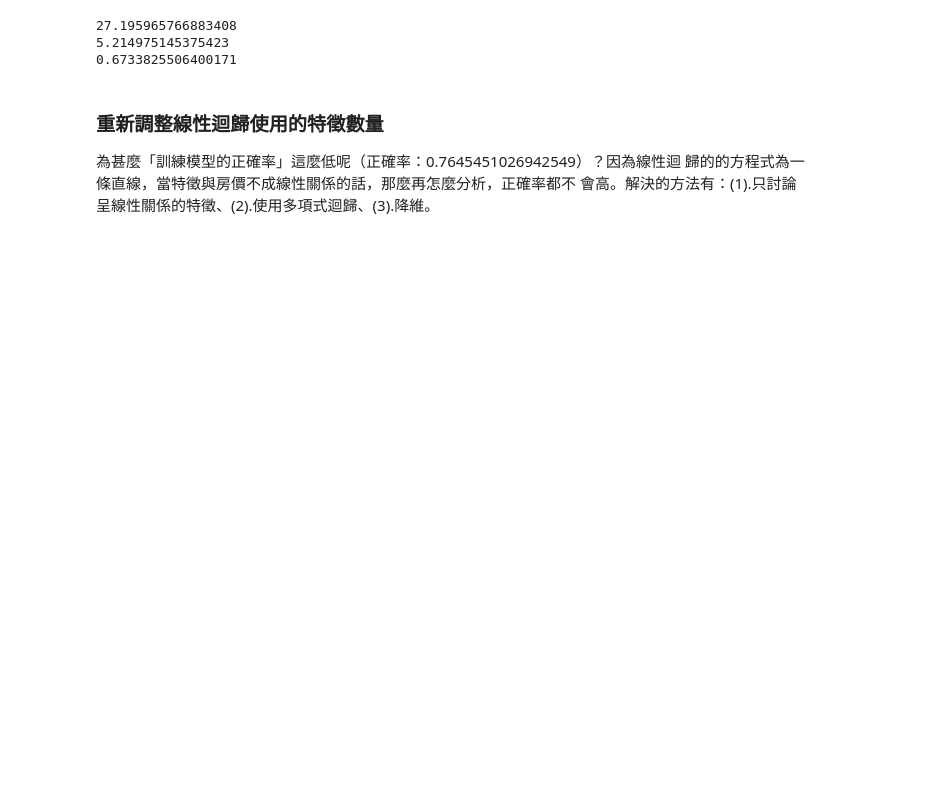
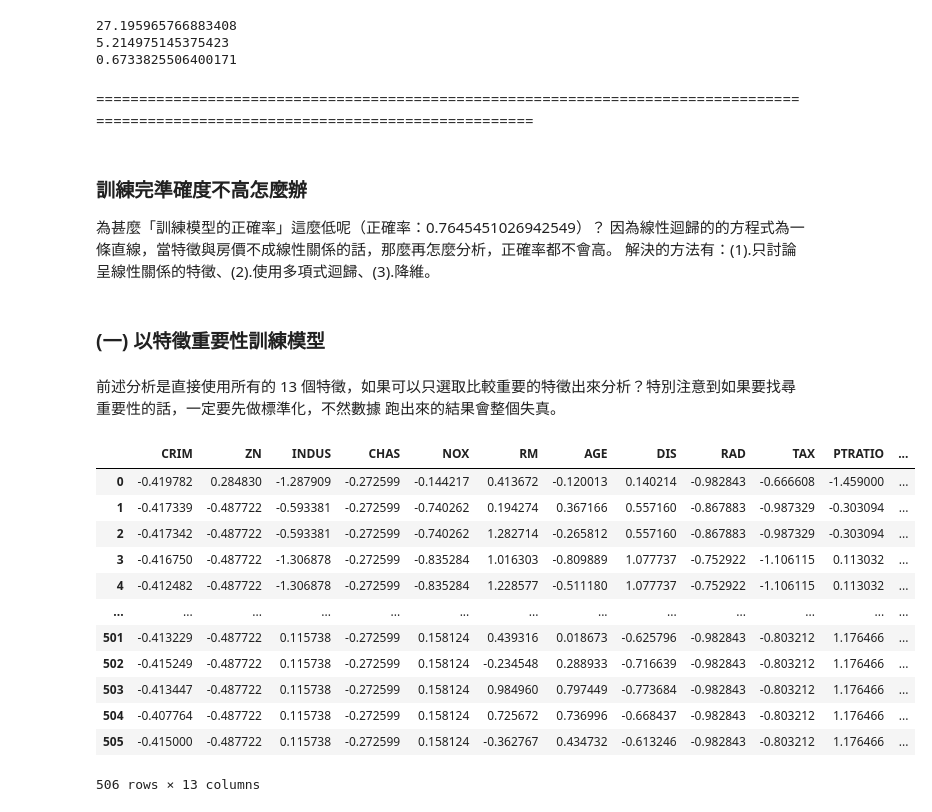
Before and after one commit to Lw-CodeStorage/Learning, a Jupyter notebook: AI/回歸/房價預測.ipynb, the cells around one changed output. Saved outputs shown, nothing was run; the diff lists cells and outputs as text; code cells hidden in the pictures; blank space fills up the shorter version.

```diff
--- a/AI/回歸/房價預測.ipynb
+++ b/AI/回歸/房價預測.ipynb
@@ -239,10 +238,14 @@ print(r2)
 27.195965766883408
 5.214975145375423
 0.6733825506400171
+# %% [markdown]
+=====================================================================================================================================
 # %% [markdown]
-### 重新調整線性迴歸使用的特徵數量
+### 訓練完準確度不高怎麼辦
 
-為甚麼「訓練模型的正確率」這麼低呢（正確率：0.7645451026942549）？因為線性迴
-歸的的方程式為一條直線，當特徵與房價不成線性關係的話，那麼再怎麼分析，正確率都不
-會高。解決的方法有：(1).只討論呈線性關係的特徵、(2).使用多項式迴歸、(3).降維。
+為甚麼「訓練模型的正確率」這麼低呢（正確率：0.7645451026942549）？
+因為線性迴歸的的方程式為一條直線，當特徵與房價不成線性關係的話，那麼再怎麼分析，正確率都不會高。
+解決的方法有：(1).只討論呈線性關係的特徵、(2).使用多項式迴歸、(3).降維。
+# %% [markdown]
+### (一) 以特徵重要性訓練模型
 # %%
@@ -253,0 +256,23 @@ boston_house_df
+# %% [markdown]
+前述分析是直接使用所有的 13 個特徵，如果可以只選取比較重要的特徵出來分析？特別注意到如果要找尋重要性的話，一定要先做標準化，不然數據
+跑出來的結果會整個失真。
+# %%
+from sklearn.preprocessing import StandardScaler
+scale = StandardScaler() # Z-scaler 物件
+X_scaled = scale.fit_transform(boston_house_df)
+X_scaled_df = pd.DataFrame(X_scaled,columns=boston_house_df.keys())
+X_scaled_df
+# %% [output]
+|  | CRIM | ZN | INDUS | CHAS | NOX | RM | AGE | DIS | RAD | TAX | PTRATIO | ... |
+| 0 | -0.419782 | 0.284830 | -1.287909 | -0.272599 | -0.144217 | 0.413672 | -0.120013 | 0.140214 | -0.982843 | -0.666608 | -1.459000 | ... |
+| 1 | -0.417339 | -0.487722 | -0.593381 | -0.272599 | -0.740262 | 0.194274 | 0.367166 | 0.557160 | -0.867883 | -0.987329 | -0.303094 | ... |
+| 2 | -0.417342 | -0.487722 | -0.593381 | -0.272599 | -0.740262 | 1.282714 | -0.265812 | 0.557160 | -0.867883 | -0.987329 | -0.303094 | ... |
+| 3 | -0.416750 | -0.487722 | -1.306878 | -0.272599 | -0.835284 | 1.016303 | -0.809889 | 1.077737 | -0.752922 | -1.106115 | 0.113032 | ... |
+| 4 | -0.412482 | -0.487722 | -1.306878 | -0.272599 | -0.835284 | 1.228577 | -0.511180 | 1.077737 | -0.752922 | -1.106115 | 0.113032 | ... |
+| ... | ... | ... | ... | ... | ... | ... | ... | ... | ... | ... | ... | ... |
+| 501 | -0.413229 | -0.487722 | 0.115738 | -0.272599 | 0.158124 | 0.439316 | 0.018673 | -0.625796 | -0.982843 | -0.803212 | 1.176466 | ... |
+| 502 | -0.415249 | -0.487722 | 0.115738 | -0.272599 | 0.158124 | -0.234548 | 0.288933 | -0.716639 | -0.982843 | -0.803212 | 1.176466 | ... |
+| 503 | -0.413447 | -0.487722 | 0.115738 | -0.272599 | 0.158124 | 0.984960 | 0.797449 | -0.773684 | -0.982843 | -0.803212 | 1.176466 | ... |
+| 504 | -0.407764 | -0.487722 | 0.115738 | -0.272599 | 0.158124 | 0.725672 | 0.736996 | -0.668437 | -0.982843 | -0.803212 | 1.176466 | ... |
+| 505 | -0.415000 | -0.487722 | 0.115738 | -0.272599 | 0.158124 | -0.362767 | 0.434732 | -0.613246 | -0.982843 | -0.803212 | 1.176466 | ... |
+506 rows × 13 columns
```
Also changed, not shown: parts of 23 cells of this notebook, 2 other files.
